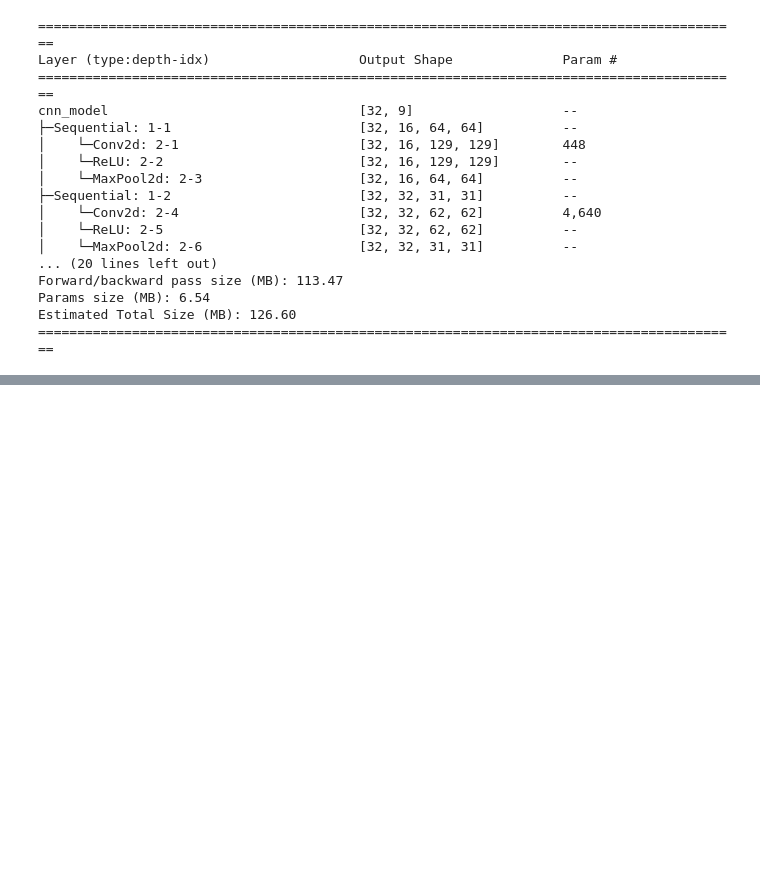
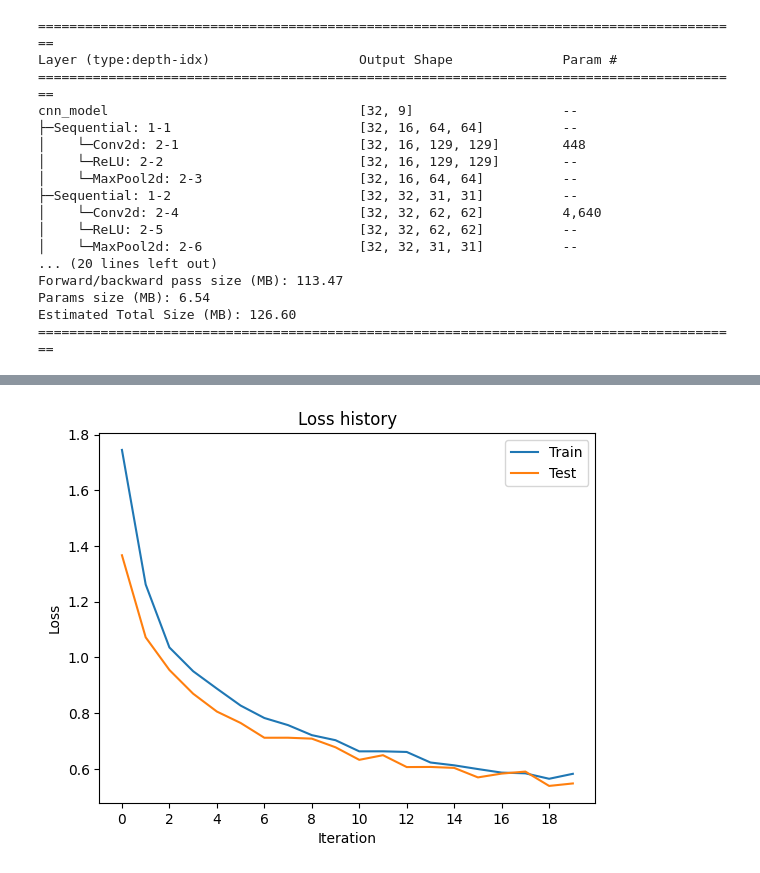
Before and after one commit to Warren-SJ/CNN-Assignment, a Jupyter notebook: cnn_assignment.ipynb, the cells around one changed output, grey strips where cells are left out. Saved outputs shown, nothing was run; the diff lists cells and outputs as text; code cells hidden in the pictures; blank space fills up the shorter version.

```diff
--- a/cnn_assignment.ipynb
+++ b/cnn_assignment.ipynb
@@ -260,0 +303,6 @@ torch.save(model.state_dict(), 'model.pth')
+# %%
+for param in resnet_model.parameters():
+    param.requires_grad = False
+
+resnet_model.fc = nn.Linear(in_features=512, out_features=9, bias=True).to(device)
+print(resnet_model.fc)
@@ -260,0 +331,20 @@ torch.save(model.state_dict(), 'model.pth')
+# %%
+full_dataset = ImageFolder(root='Realwaste', transform=transforms.Compose([
+    transforms.ToTensor()
+]))
+
+train_dataset, valid_dataset, test_dataset = torch.utils.data.random_split(full_dataset, [int(len(full_dataset) * 0.6),
+                                                                                          int(len(full_dataset) * 0.2),
+                                                                                          len(full_dataset) - int(len(full_dataset) * 0.6) - int(len(full_dataset) * 0.2)])
+
+test_targets = [test_dataset.dataset.targets[i] for i in test_dataset.indices]
+
+train_dataloader = DataLoader(train_dataset, batch_size=BATCH_SIZE, shuffle=True)
+valid_dataloader = DataLoader(valid_dataset, batch_size=BATCH_SIZE, shuffle=False)
+test_dataloader = DataLoader(test_dataset, batch_size=BATCH_SIZE, shuffle=False)
+# %%
+loss = nn.CrossEntropyLoss()
+optimizer = torch.optim.Adam(resnet_model.parameters(), lr = 0.001, weight_decay = 0.001)
+iterations = 20
+# %%
+train_accuracy_hist, test_accuracy_hist, train_loss_hist, test_loss_hist = train(resnet_model, train_dataloader, valid_dataloader, iterations, optimizer, loss, device, True)
@@ -260,0 +372,11 @@ torch.save(model.state_dict(), 'model.pth')
+# %%
+plt.plot(train_loss_hist, label='Train')
+plt.plot(test_loss_hist, label='Test')
+plt.xlabel('Iteration')
+plt.ylabel('Loss')
+plt.xticks(range(0, iterations, 2))
+plt.title('Loss history')
+plt.legend()
+plt.show()
+# %% [output]
+[figure, added]
```
Also changed, not shown: parts of 22 cells of this notebook.
